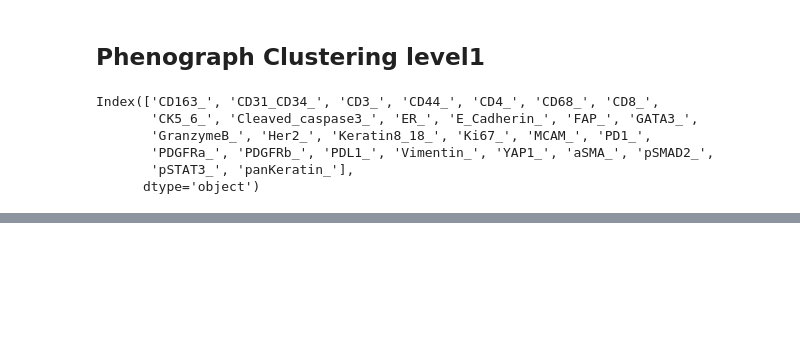
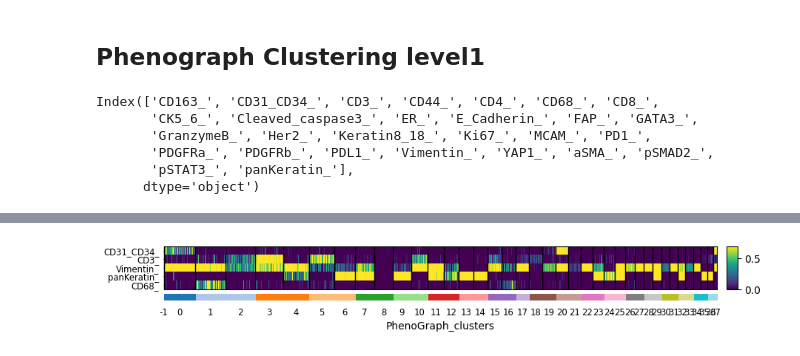
Before and after one commit to PattaWapee/IMCprocess, a Jupyter notebook: notebooks/test_pipeline.ipynb, the cells around one changed output, grey strips where cells are left out. Drawn from its saved outputs; the diff is of its cells as text; code cells hidden in the pictures; blank space fills up the shorter version.

```diff
--- a/notebooks/test_pipeline.ipynb
+++ b/notebooks/test_pipeline.ipynb
@@ -145,0 +144,7 @@ ut.heatmap_dendrogram(Img_proj.adata_dict['level1'], 'PhenoGraph_clusters', (25,
+# %%
+sc.pl.heatmap(Img_proj.adata_dict['level1'],
+              groupby='PhenoGraph_clusters',
+              var_names=markers1, vmax=0.7,
+              swap_axes=True)
+# %% [output]
+[figure, added]
```
Also changed, not shown: parts of 6 cells of this notebook, 2 other files.
